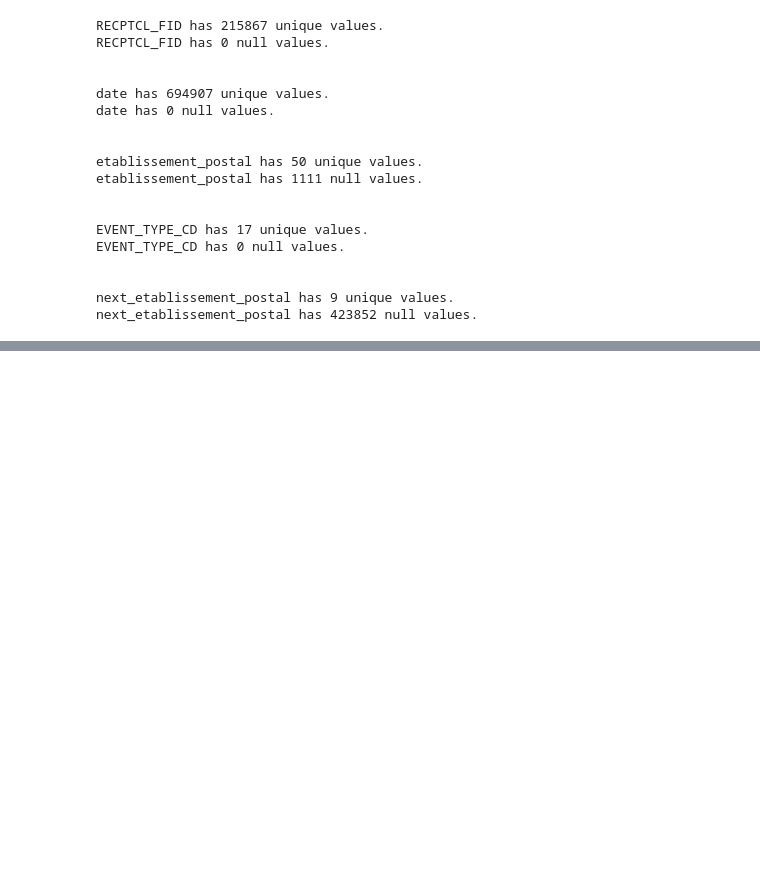
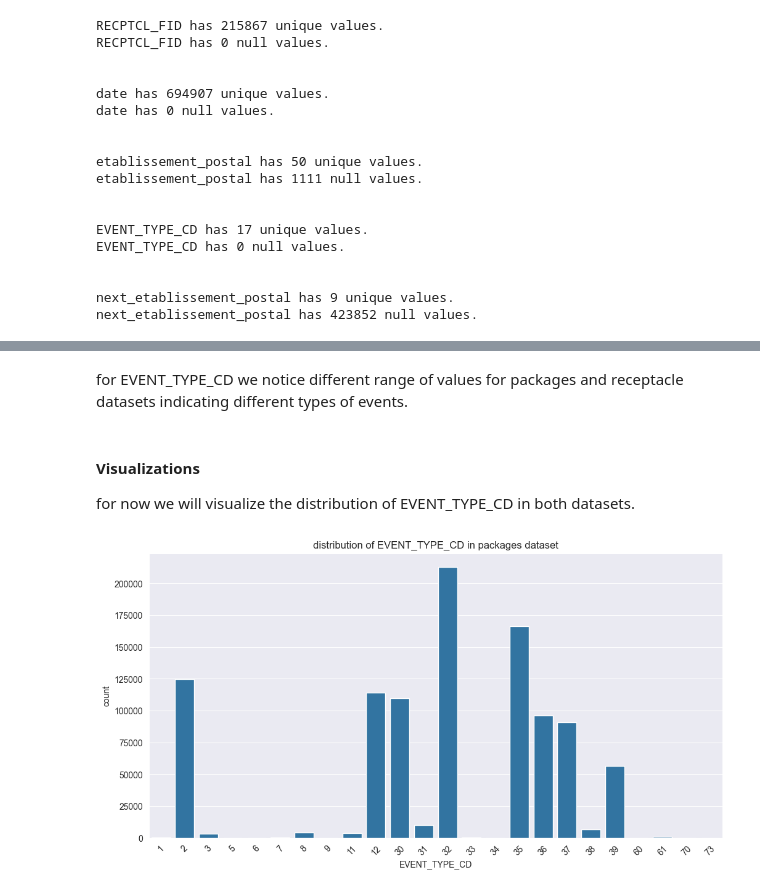
Before and after one commit to DjameelEddine/Data-Mining, a Jupyter notebook: notebooks/EDA.ipynb, the cells around one changed output, grey strips where cells are left out. Saved outputs shown, nothing was run; the diff lists cells and outputs as text; code cells hidden in the pictures; blank space fills up the shorter version.

Commit message:
added some visualization and explored more the data

```diff
--- a/notebooks/EDA.ipynb
+++ b/notebooks/EDA.ipynb
@@ -152,0 +167,16 @@ receptacle_df.describe()
+# %% [markdown]
+for EVENT_TYPE_CD we notice different range of values for packages and receptacle datasets indicating different types of events.<br>
+# %% [markdown]
+#### Visualizations
+for now we will visualize the distribution of EVENT_TYPE_CD in both datasets.<br>
+# %%
+# Distribution of EVENT_TYPE_CD in packages dataset
+plt.figure(figsize=(12, 6))
+sns.countplot(data=packages_df,x='EVENT_TYPE_CD')
+plt.title('distribution of EVENT_TYPE_CD in packages dataset')
+plt.xlabel('EVENT_TYPE_CD')
+plt.ylabel('count')
+plt.xticks(rotation=45)
+plt.show()
+# %% [output]
+[figure, added]
```
Also changed, not shown: parts of 28 cells of this notebook.
